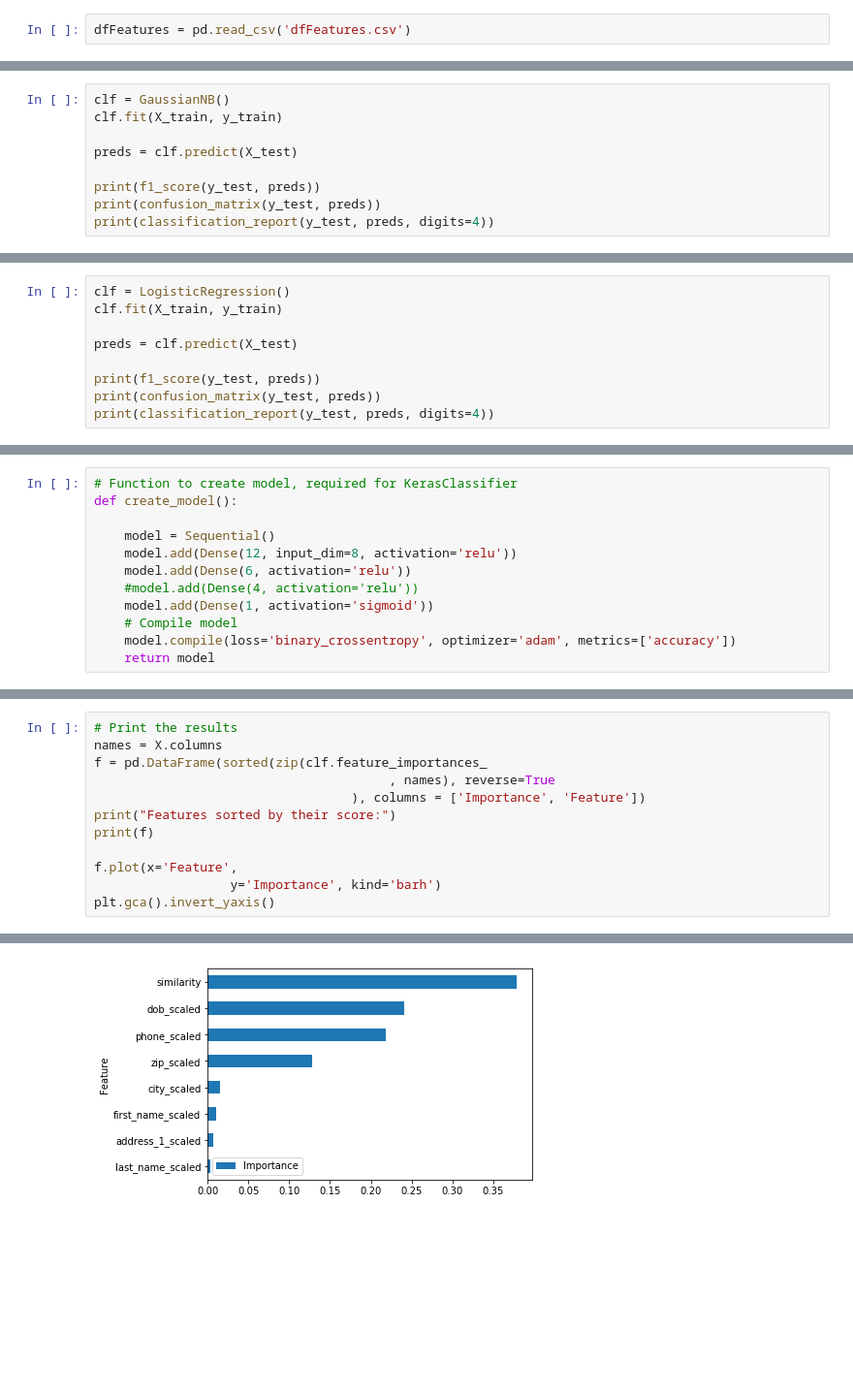
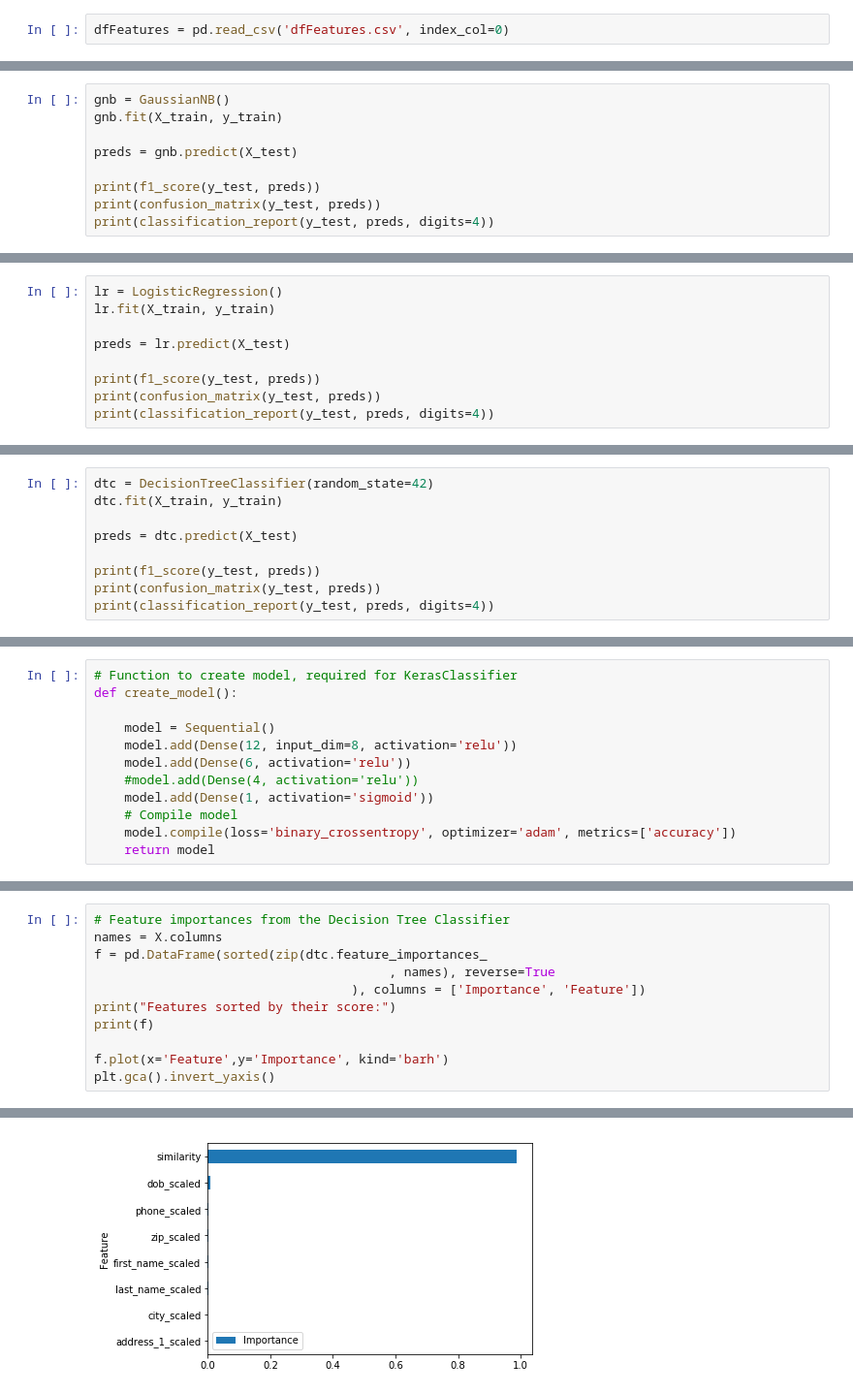
Before and after one commit to cacklin0/capstone-project, a Jupyter notebook: Record Linkage ML Models.ipynb, the cells around one changed output, grey strips where cells are left out. Shown: that part at 97% size. Saved outputs shown, nothing was run; the diff lists cells and outputs as text; blank space fills up the shorter version.

```diff
--- a/Record Linkage ML Models.ipynb
+++ b/Record Linkage ML Models.ipynb
@@ -10,7 +10,7 @@ from sklearn.ensemble import AdaBoostClassifier, RandomForestClassifier
 import matplotlib.pyplot as plt
 %matplotlib inline
 # %%
-dfFeatures = pd.read_csv('dfFeatures.csv')
+dfFeatures = pd.read_csv('dfFeatures.csv', index_col=0)
 # %%
 X = dfFeatures[['phone_scaled'
                 , 'last_name_scaled'
@@ -25,10 +25,10 @@ y = dfFeatures['MATCH']
 X_train, X_test, y_train, y_test = train_test_split(
     X, y, test_size=0.33, random_state=42)
 # %%
-clf = GaussianNB()
-clf.fit(X_train, y_train)
+gnb = GaussianNB()
+gnb.fit(X_train, y_train)
 
-preds = clf.predict(X_test)
+preds = gnb.predict(X_test)
 
 print(f1_score(y_test, preds))
 print(confusion_matrix(y_test, preds))
@@ -46,8 +46,8 @@ avg / total     0.9997    0.9997    0.9997     57985
 # %%
-clf = LogisticRegression()
-clf.fit(X_train, y_train)
+lr = LogisticRegression()
+lr.fit(X_train, y_train)
 
-preds = clf.predict(X_test)
+preds = lr.predict(X_test)
 
 print(f1_score(y_test, preds))
 print(confusion_matrix(y_test, preds))
@@ -63,2 +63,11 @@ print(classification_report(y_test, preds, digits=4))
 
 avg / total     0.9997    0.9997    0.9997     57985
+# %%
+dtc = DecisionTreeClassifier(random_state=42)
+dtc.fit(X_train, y_train)
+
+preds = dtc.predict(X_test)
+
+print(f1_score(y_test, preds))
+print(confusion_matrix(y_test, preds))
+print(classification_report(y_test, preds, digits=4))
@@ -160,14 +160,13 @@ dfFeatures.describe()
 # %%
-# Print the results
+# Feature importances from the Decision Tree Classifier
 names = X.columns
-f = pd.DataFrame(sorted(zip(clf.feature_importances_
+f = pd.DataFrame(sorted(zip(dtc.feature_importances_
                                        , names), reverse=True
                                   ), columns = ['Importance', 'Feature'])
 print("Features sorted by their score:")
 print(f)
 
-f.plot(x='Feature',
-                  y='Importance', kind='barh')
+f.plot(x='Feature',y='Importance', kind='barh')
 plt.gca().invert_yaxis()
 # %% [output]
 Features sorted by their score:
@@ -183,2 +182,2 @@ Features sorted by their score:
-[figure, old version]
+[figure, new version]
 # %%
```
Also changed, not shown: parts of 13 cells of this notebook, 2 other files.
